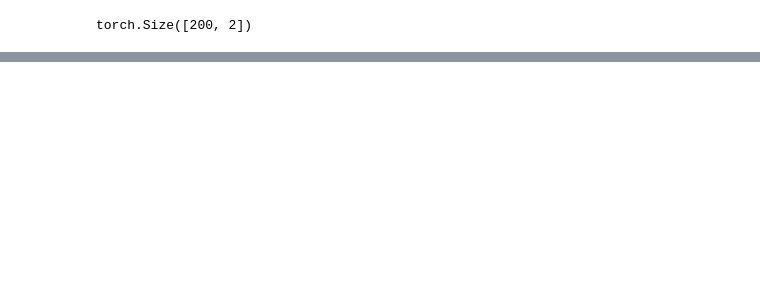
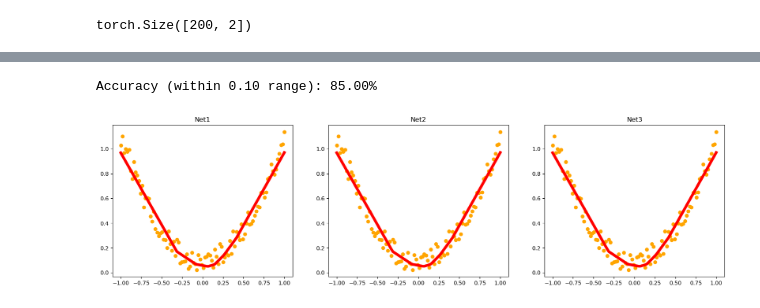
Before and after one commit to koushik173/advance_pytorch, a Jupyter notebook: basics.ipynb, the cells around one changed output, grey strips where cells are left out. Cells and saved outputs as stored; diff of their text form; code cells hidden in the pictures; blank space fills up the shorter version.

```diff
--- a/basics.ipynb
+++ b/basics.ipynb
@@ -751,0 +932,4 @@ torch.Size([200, 2])
+# %%
+x = torch.unsqueeze(torch.linspace(-1, 1, 100), dim=1)  # x data (tensor), shape=(100, 1)
+y = x.pow(2) + 0.2*torch.rand(x.size())  # noisy y data (tensor), shape=(100, 1)
+x, y = Variable(x, requires_grad=False), Variable(y, requires_grad=False)
@@ -751,0 +964,57 @@ torch.Size([200, 2])
+# %%
+# Define a threshold for acceptable error range
+error_threshold = 0.1  # Adjust according to your requirements
+
+# Count predictions within the error threshold
+with torch.no_grad():
+    test_prediction = net1(x)
+    errors = torch.abs(test_prediction - y)
+    accurate_predictions = torch.sum(errors < error_threshold).item()
+
+total_samples = x.size(0)
+accuracy = (accurate_predictions / total_samples) * 100.0
+
+print("Accuracy (within {:.2f} range): {:.2f}%".format(error_threshold, accuracy))
+# %% [output]
+Accuracy (within 0.10 range): 85.00%
+# %%
+def restore_net():
+    # restore entire net1 to net2
+    net2 = torch.load('net.pkl')
+    prediction = net2(x)
+
+    # plot resulta
+    plt.figure(1, figsize=(20, 5))
+    plt.subplot(132)
+    plt.title('Net2')
+    plt.scatter(x.data.numpy(), y.data.numpy(), color = "orange")
+    plt.plot(x.data.numpy(), prediction.data.numpy(), 'r-', lw=5)
+# %%
+def restore_params():
+    # restore only the parameters in net1 to net3
+    net3 = torch.nn.Sequential(
+        torch.nn.Linear(1, 10),
+        torch.nn.ReLU(),
+        torch.nn.Linear(10, 1)
+    )
+
+    # copy net1's parameters into net3
+    net3.load_state_dict(torch.load('net_params.pkl'))
+    prediction = net3(x)
+
+    # plot result
+    plt.figure(1, figsize=(20, 5))
+    plt.subplot(133)
+    plt.title('Net3')
+    plt.scatter(x.data.numpy(), y.data.numpy(), color = "orange")
+    plt.plot(x.data.numpy(), prediction.data.numpy(), 'r-', lw=5)
+    plt.show()
+# %%
+# save net1
+save()
+# restore entire net (may slow)
+restore_net()
+# restore only the net parameters
+restore_params()
+# %% [output]
+[figure, added]
```
Also changed, not shown: parts of 20 cells of this notebook, 2 other files.
